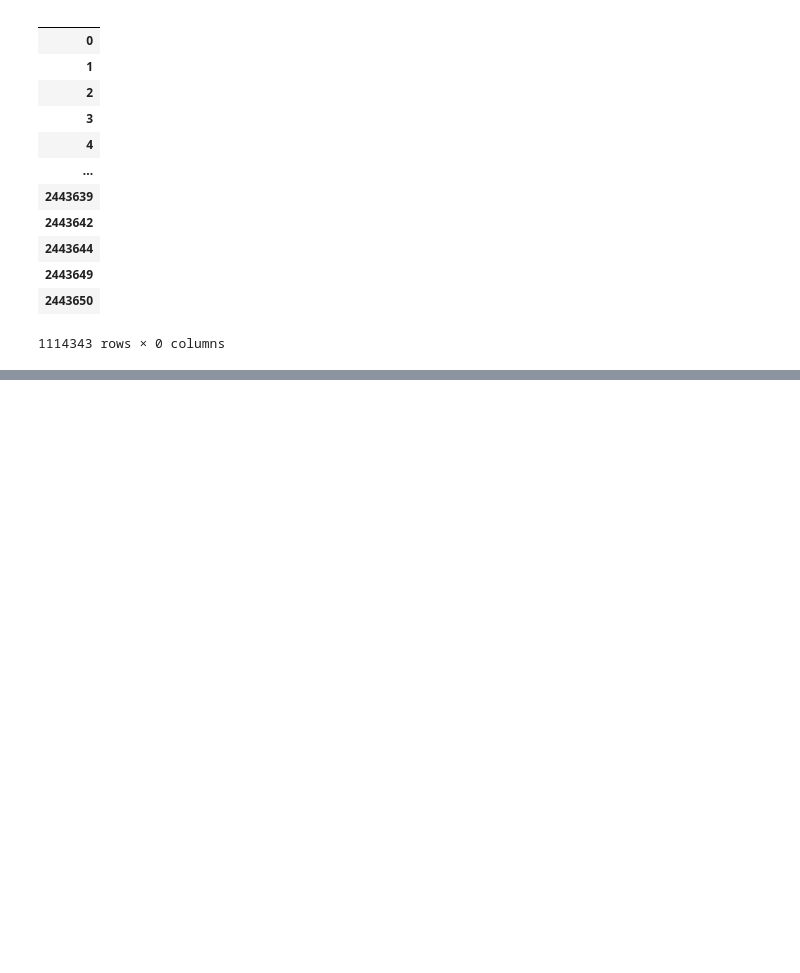
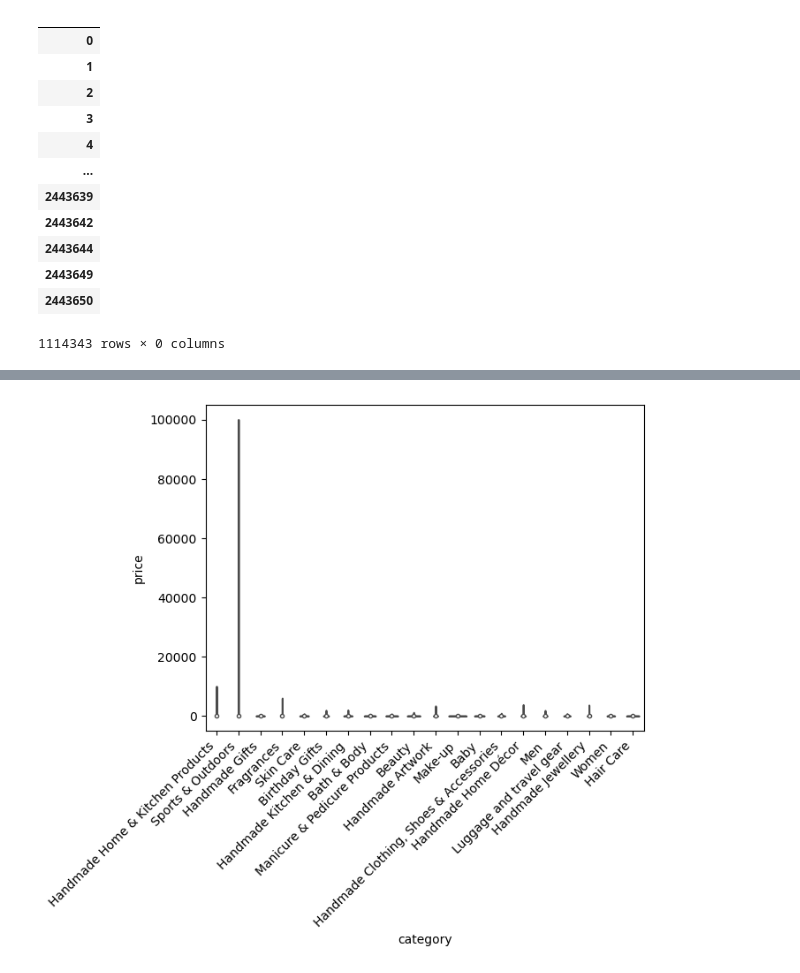
Before and after one commit to data-bootcamp-v4/lab-eda-bivariate, a Jupyter notebook: lab-eda-bivariate.ipynb, the cells around one changed output, grey strips where cells are left out. Drawn from its saved outputs; the diff is of its cells as text; code cells hidden in the pictures; blank space fills up the shorter version.

```diff
--- a/lab-eda-bivariate.ipynb
+++ b/lab-eda-bivariate.ipynb
@@ -211,0 +230,96 @@ sm.qqplot(df['price'], line='s');
+# %%
+# VIOLIN PLOTS
+category_counts = df['category'].value_counts()
+df['category'].value_counts()
+
+top_20_categories = category_counts.head(20).index
+
+filtered_df_top_20 = df[df['category'].isin(top_20_categories)]
+
+sns.violinplot(data=filtered_df_top_20, x='category', y='price', palette="coolwarm")
+
+plt.xticks(rotation=45, ha='right')
+
+plt.show()
+# IT'S quite hard to read the violin plot for the human eye in this format. the Outliers stretch out the picture and the picture hasn´t a high enough pixel count to be able to zoom in and be able to anything useful
+
+
+# BAR CHART
+category_counts = df['category'].value_counts()
+
+# Select the top 10 categories
+top_10_categories = category_counts.head(10).index
+
+# Filter the DataFrame to include only the top 10 categories
+filtered_df_top_10 = df[df['category'].isin(top_10_categories)]
+# Plotting a bar plot to visualize the average 'price' for each 'category' category, using the "coolwarm" color palette
+sns.barplot(data=filtered_df_top_10, x='category', y='price', palette="coolwarm")
+plt.xticks(rotation=45, ha='right')
+
+# Show the plot
+plt.show()
+# the highest average price is commanded by Sports & Outdoors by a long shot now. Then fragrances and after Birthday Gifts
+
+
+
+
+
+#BOX PLOTS
+filtered_df_top_10 = filtered_df_top_10[filtered_df_top_10['stars'] > 0]
+# Plotting a box plot to visualize the spread and outliers of 'SalePrice' for each 'MSZoning' category, using the "coolwarm" color palette
+sns.boxplot(data=filtered_df_top_10, x='category', y='stars', palette="coolwarm")
+plt.xticks(rotation=45, ha='right')
+plt.show()
+# Handmad Clothing, Shoes & Accessories still has highest median rating followed by birthday gifts. We could start comparing and see how much revenue each section has and also try to understand why make-up, sports & outdoors, manicure & pedicure products have the lowest in q3 rating .
+
+
+
+
+
+
+# CORRELIATION COEFFICIENTS:
+filtered_df_stars_gt_0 = df[df['stars'] > 0]
+# Calculating the Pearson correlation coefficient between 'price' and 'stars' columns
+correlation = df['price'].corr(df['stars'])
+print('The correlation of filtered stars and outliers is: ', correlation)
+
+#The Pearson correlation coefficient of -0.1249 suggests a weak negative linear relationship between Amazon prices and the stars of the product. This indicates that there is a slight tendency for products with higher prices to have slightly lower star ratings on Amazon, and vice versa. However, the strength of this relationship is quite weak, implying that other factors may play a more significant role in determining product ratings. Further analysis is required
+
+
+# VISUALISATIONS:
+
+#SCATTER PLOT
+# the filtered outliers Plotting a scatter plot to visualize the relationship between 'stars' and 'price'
+sns.scatterplot(data=df, x='price', y='stars')
+
+# Adjust x-axis labels rotation for better readability
+plt.xticks(rotation=45, ha='right')
+
+# Show the plot
+plt.show()
+#as we can see it´s the same interpretation as before but it´s interesting to mention that the best example of "expensive != good stars" since the most expensive products has poor reviews. and most of the expensive products have poor reviews
+
+
+#HEATMAP
+df_categorical = pd.concat([filtered_df_stars_gt_0.select_dtypes("object"), potential_categorical_from_numerical], axis=1)
+
+df_numerical = filtered_df_stars_gt_0.select_dtypes("number").drop(columns=potential_categorical_from_numerical.columns)
+correlation_matrix = df_numerical.corr()
+
+# Setting up the matplotlib figure with an appropriate size
+plt.figure(figsize=(18, 15))
+
+# Drawing the heatmap for the numerical columns
+sns.heatmap(correlation_matrix, annot=True, cmap="coolwarm")
+
+plt.title("Correlation Heatmap for Selected Numerical Variables")
+plt.show()
+#there not a great deviation between the heatmaps not enough atleast to change any conclusions
+
+
+#QQ PLOT
+sm.qqplot(filtered_df_stars_gt_0['price'], line='s');
+sm.qqplot(df['price'], line='s');
+#there no correlations amogst price and stars
+# %% [output]
+[figure, added]
```
Also changed, not shown: parts of 10 cells of this notebook.
